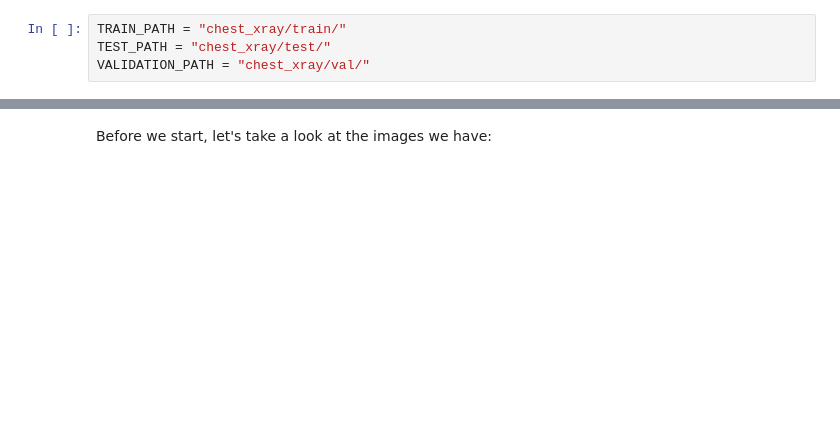
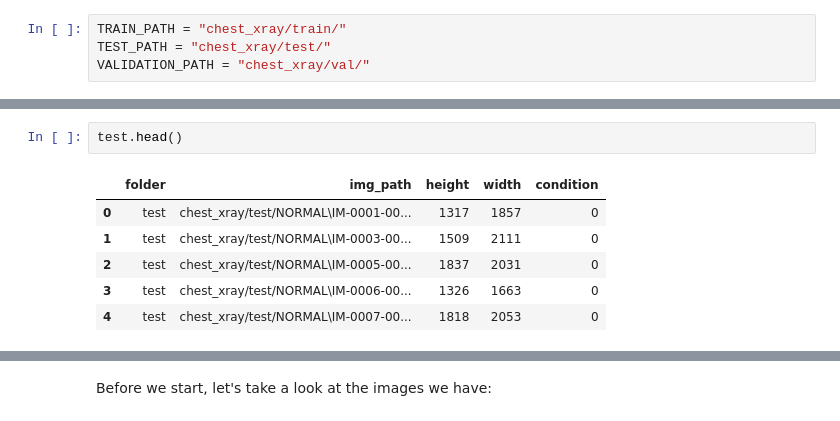
Before and after one commit to Zivbz/Kaggle---project---Xray-scans, a Jupyter notebook: chest_xray_project.ipynb, the cells around one changed output, grey strips where cells are left out. Cells and saved outputs as stored; diff of their text form; blank space fills up the shorter version.

```diff
--- a/chest_xray_project.ipynb
+++ b/chest_xray_project.ipynb
@@ -72,0 +207,9 @@ VALIDATION_PATH = "chest_xray/val/"
+# %%
+test.head()
+# %% [output]
+|  | folder | img_path | height | width | condition |
+| 0 | test | chest_xray/test/NORMAL\IM-0001-00... | 1317 | 1857 | 0 |
+| 1 | test | chest_xray/test/NORMAL\IM-0003-00... | 1509 | 2111 | 0 |
+| 2 | test | chest_xray/test/NORMAL\IM-0005-00... | 1837 | 2031 | 0 |
+| 3 | test | chest_xray/test/NORMAL\IM-0006-00... | 1326 | 1663 | 0 |
+| 4 | test | chest_xray/test/NORMAL\IM-0007-00... | 1818 | 2053 | 0 |
```
Also changed, not shown: parts of 37 cells of this notebook.
